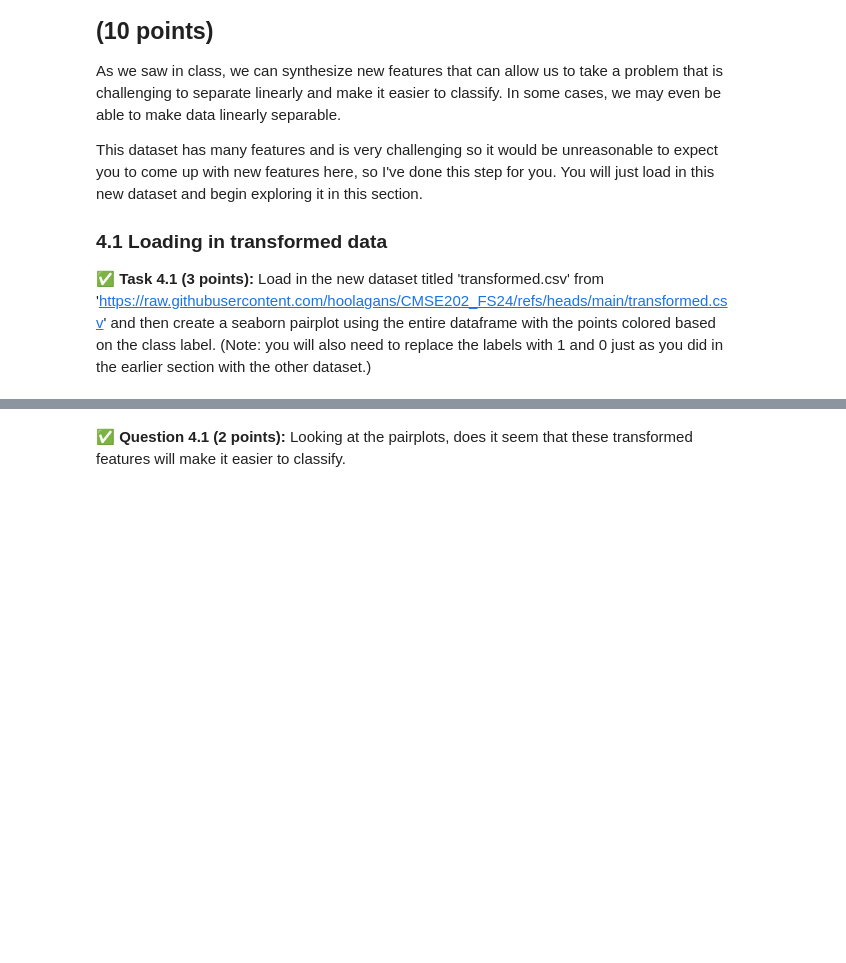
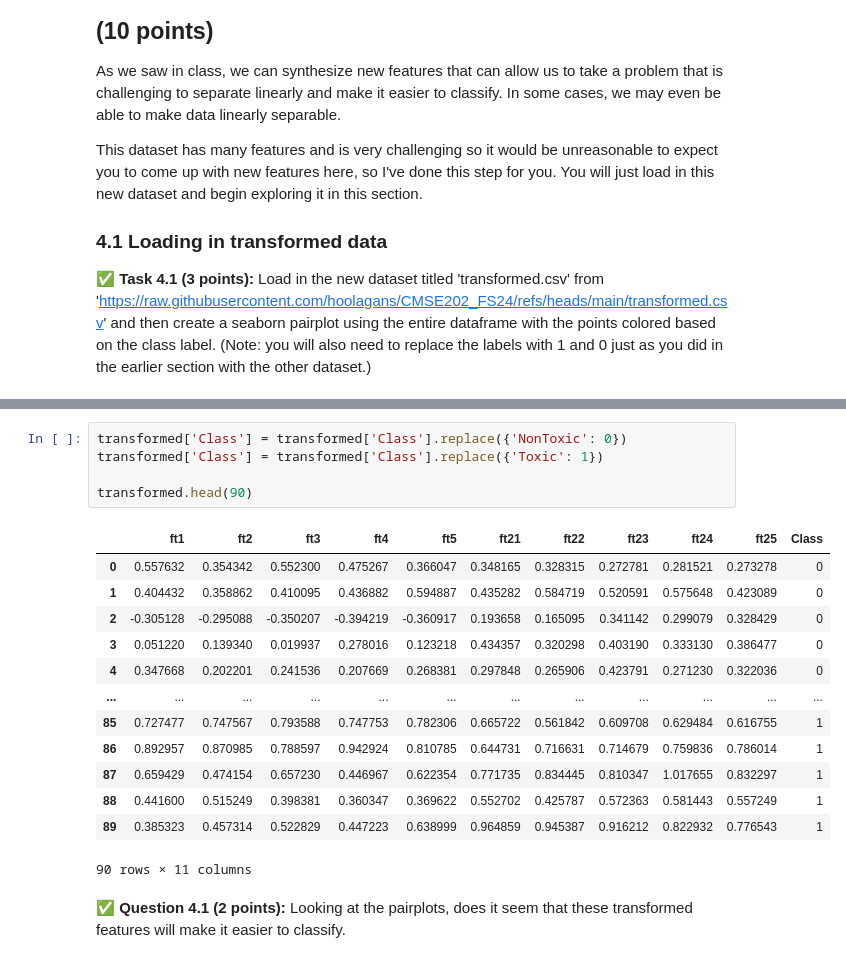
Before and after one commit to eliasel3-hub/CMSE202-f25-turnin, a Jupyter notebook: hw-04/HW-04_PerceptronSVMandPCA-ElenaElias.ipynb, the cells around one changed output, grey strips where cells are left out. Cells and saved outputs as stored; diff of their text form; blank space fills up the shorter version.

```diff
--- a/hw-04/HW-04_PerceptronSVMandPCA-ElenaElias.ipynb
+++ b/hw-04/HW-04_PerceptronSVMandPCA-ElenaElias.ipynb
@@ -289,2 +305,21 @@ This dataset has many features and is very challenging so it would be unreasonab
+# %%
+transformed['Class'] = transformed['Class'].replace({'NonToxic': 0})
+transformed['Class'] = transformed['Class'].replace({'Toxic': 1})
+
+transformed.head(90)
+# %% [output]
+|  | ft1 | ft2 | ft3 | ft4 | ft5 | ft21 | ft22 | ft23 | ft24 | ft25 | Class |
+| 0 | 0.557632 | 0.354342 | 0.552300 | 0.475267 | 0.366047 | 0.348165 | 0.328315 | 0.272781 | 0.281521 | 0.273278 | 0 |
+| 1 | 0.404432 | 0.358862 | 0.410095 | 0.436882 | 0.594887 | 0.435282 | 0.584719 | 0.520591 | 0.575648 | 0.423089 | 0 |
+| 2 | -0.305128 | -0.295088 | -0.350207 | -0.394219 | -0.360917 | 0.193658 | 0.165095 | 0.341142 | 0.299079 | 0.328429 | 0 |
+| 3 | 0.051220 | 0.139340 | 0.019937 | 0.278016 | 0.123218 | 0.434357 | 0.320298 | 0.403190 | 0.333130 | 0.386477 | 0 |
+| 4 | 0.347668 | 0.202201 | 0.241536 | 0.207669 | 0.268381 | 0.297848 | 0.265906 | 0.423791 | 0.271230 | 0.322036 | 0 |
+| ... | ... | ... | ... | ... | ... | ... | ... | ... | ... | ... | ... |
+| 85 | 0.727477 | 0.747567 | 0.793588 | 0.747753 | 0.782306 | 0.665722 | 0.561842 | 0.609708 | 0.629484 | 0.616755 | 1 |
+| 86 | 0.892957 | 0.870985 | 0.788597 | 0.942924 | 0.810785 | 0.644731 | 0.716631 | 0.714679 | 0.759836 | 0.786014 | 1 |
+| 87 | 0.659429 | 0.474154 | 0.657230 | 0.446967 | 0.622354 | 0.771735 | 0.834445 | 0.810347 | 1.017655 | 0.832297 | 1 |
+| 88 | 0.441600 | 0.515249 | 0.398381 | 0.360347 | 0.369622 | 0.552702 | 0.425787 | 0.572363 | 0.581443 | 0.557249 | 1 |
+| 89 | 0.385323 | 0.457314 | 0.522829 | 0.447223 | 0.638999 | 0.964859 | 0.945387 | 0.916212 | 0.822932 | 0.776543 | 1 |
+90 rows × 11 columns
 # %% [markdown]
 **&#9989; Question 4.1 (2 points):** Looking at the pairplots, does it seem that these transformed features will make it easier to classify.
```
Also changed, not shown: parts of 13 cells of this notebook, 1 other file.
